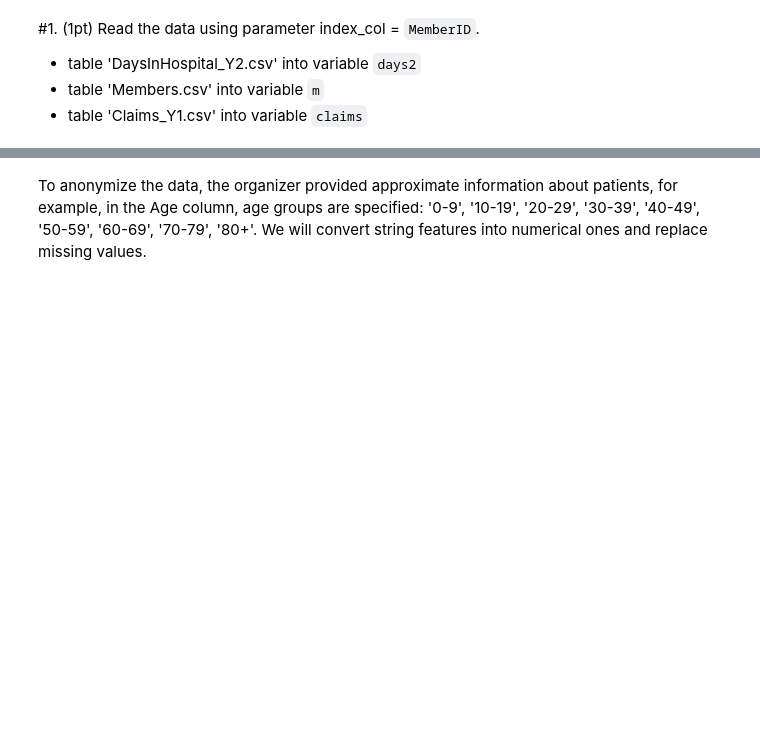
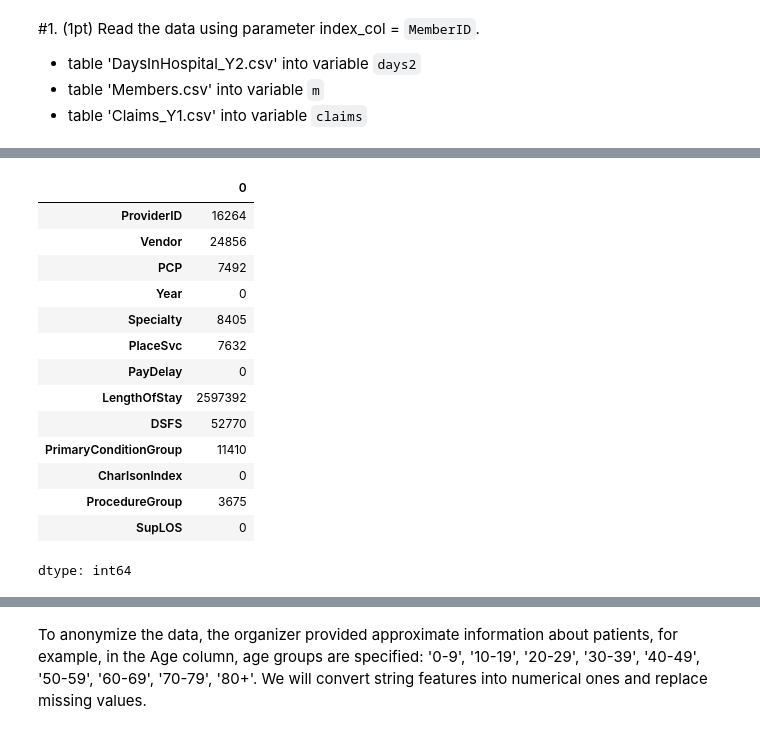
Before and after one commit to Nick-Azzarano/Machine-Learning-Practice, a Jupyter notebook: Spring2025/Homeworks/HW5.ipynb, the cells around one changed output, grey strips where cells are left out. Saved outputs shown, nothing was run; the diff lists cells and outputs as text; code cells hidden in the pictures; blank space fills up the shorter version.

```diff
--- a/Spring2025/Homeworks/HW5.ipynb
+++ b/Spring2025/Homeworks/HW5.ipynb
@@ -37,2 +94,20 @@ claims=pd.read_csv(path+'Claims.csv',index_col='MemberID')
+# %%
+claims.isnull().sum()
+# %% [output]
+|  | 0 |
+| ProviderID | 16264 |
+| Vendor | 24856 |
+| PCP | 7492 |
+| Year | 0 |
+| Specialty | 8405 |
+| PlaceSvc | 7632 |
+| PayDelay | 0 |
+| LengthOfStay | 2597392 |
+| DSFS | 52770 |
+| PrimaryConditionGroup | 11410 |
+| CharlsonIndex | 0 |
+| ProcedureGroup | 3675 |
+| SupLOS | 0 |
+dtype: int64
 # %%
 days2=pd.read_csv(path+'DaysInHospital_Y2.csv',index_col='MemberID')
```
Also changed, not shown: parts of 17 cells of this notebook.
